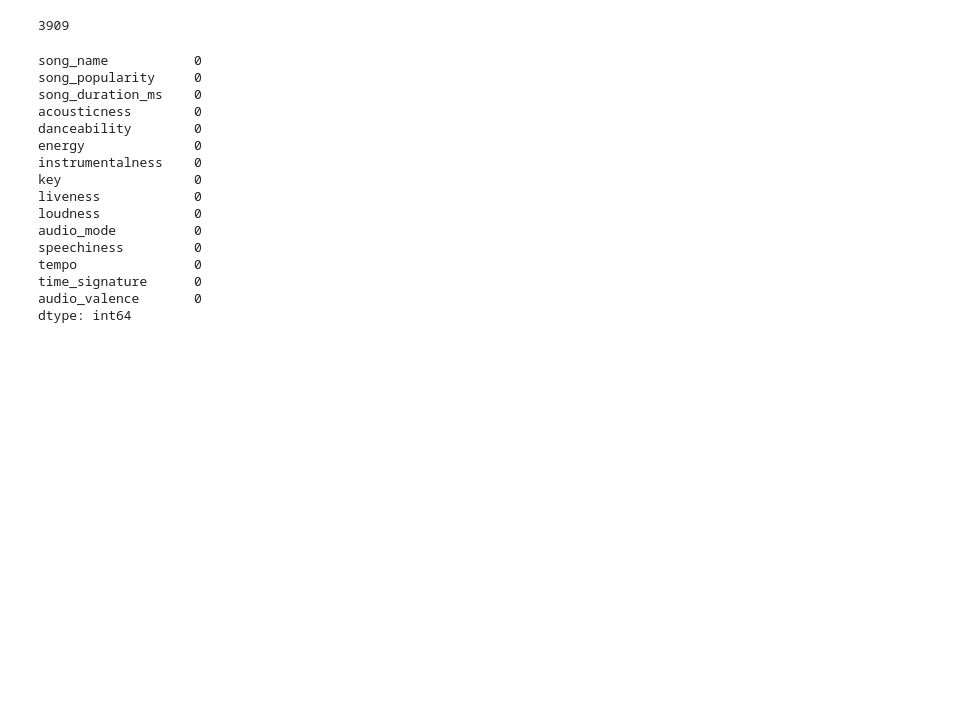
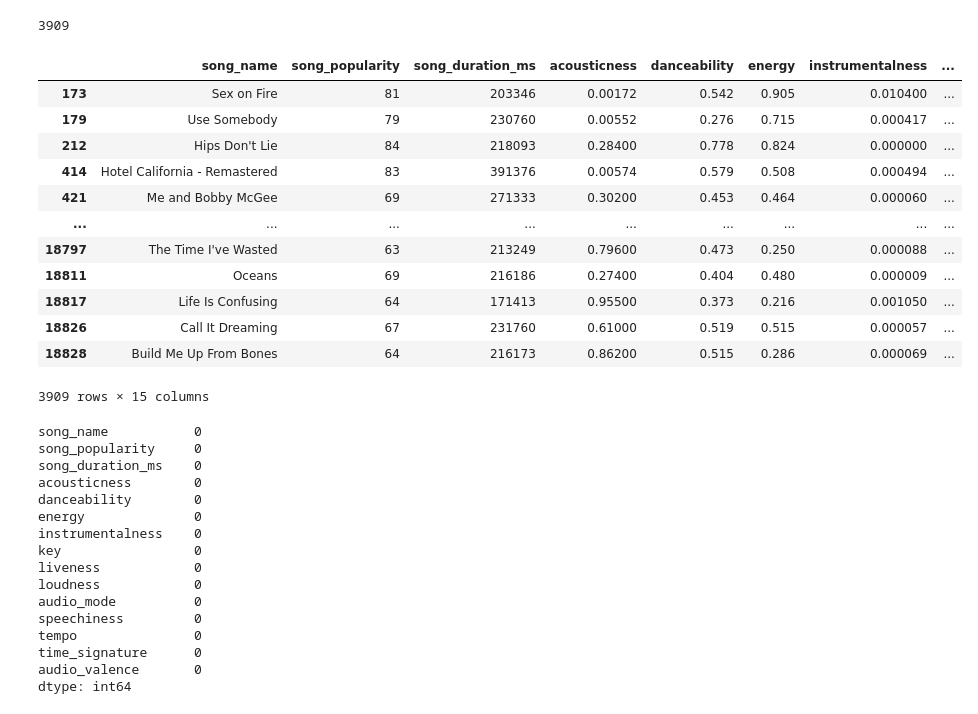
Before and after one commit to mahnsi/Group22FinalProject, a Jupyter notebook: group22FinalProject.ipynb, the cells around one changed output. Drawn from its saved outputs; the diff is of its cells as text; code cells hidden in the pictures; blank space fills up the shorter version.

Commit message:
duplicate

```diff
--- a/group22FinalProject.ipynb
+++ b/group22FinalProject.ipynb
@@ -121,6 +121,23 @@ Text(0, 0.5, 'song_popularity')
 songs.duplicated().sum()
 # %% [output]
 3909
+# %%
+#display duplicate rows
+songs[(songs.duplicated())]
+# %% [output]
+|  | song_name | song_popularity | song_duration_ms | acousticness | danceability | energy | instrumentalness | ... |
+| 173 | Sex on Fire | 81 | 203346 | 0.00172 | 0.542 | 0.905 | 0.010400 | ... |
+| 179 | Use Somebody | 79 | 230760 | 0.00552 | 0.276 | 0.715 | 0.000417 | ... |
+| 212 | Hips Don't Lie | 84 | 218093 | 0.28400 | 0.778 | 0.824 | 0.000000 | ... |
+| 414 | Hotel California - Remastered | 83 | 391376 | 0.00574 | 0.579 | 0.508 | 0.000494 | ... |
+| 421 | Me and Bobby McGee | 69 | 271333 | 0.30200 | 0.453 | 0.464 | 0.000060 | ... |
+| ... | ... | ... | ... | ... | ... | ... | ... | ... |
+| 18797 | The Time I've Wasted | 63 | 213249 | 0.79600 | 0.473 | 0.250 | 0.000088 | ... |
+| 18811 | Oceans | 69 | 216186 | 0.27400 | 0.404 | 0.480 | 0.000009 | ... |
+| 18817 | Life Is Confusing | 64 | 171413 | 0.95500 | 0.373 | 0.216 | 0.001050 | ... |
+| 18826 | Call It Dreaming | 67 | 231760 | 0.61000 | 0.519 | 0.515 | 0.000057 | ... |
+| 18828 | Build Me Up From Bones | 64 | 216173 | 0.86200 | 0.515 | 0.286 | 0.000069 | ... |
+3909 rows × 15 columns
 # %%
 # Find the number of missing values in each column
 songs.isna().sum()
```
